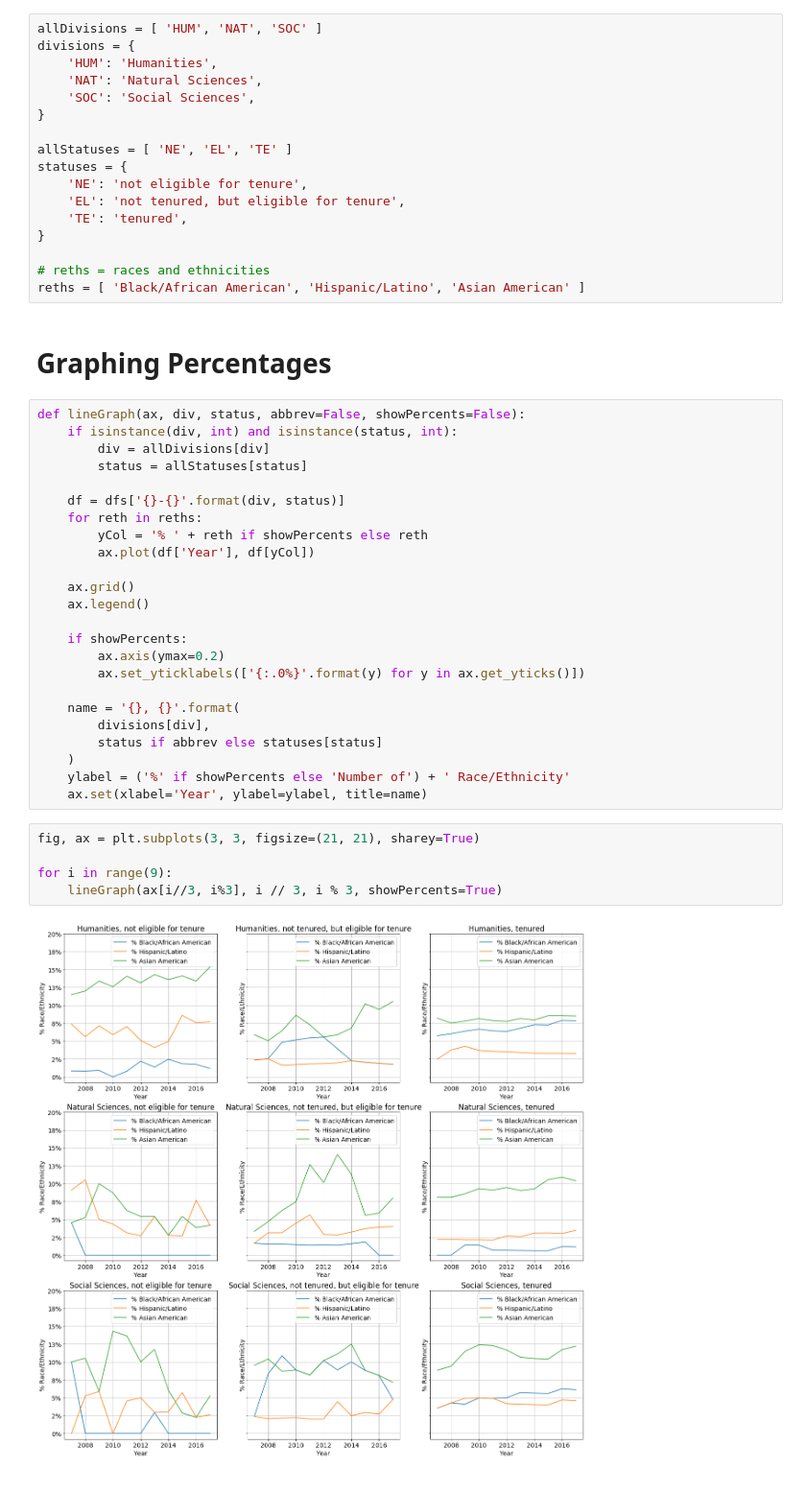
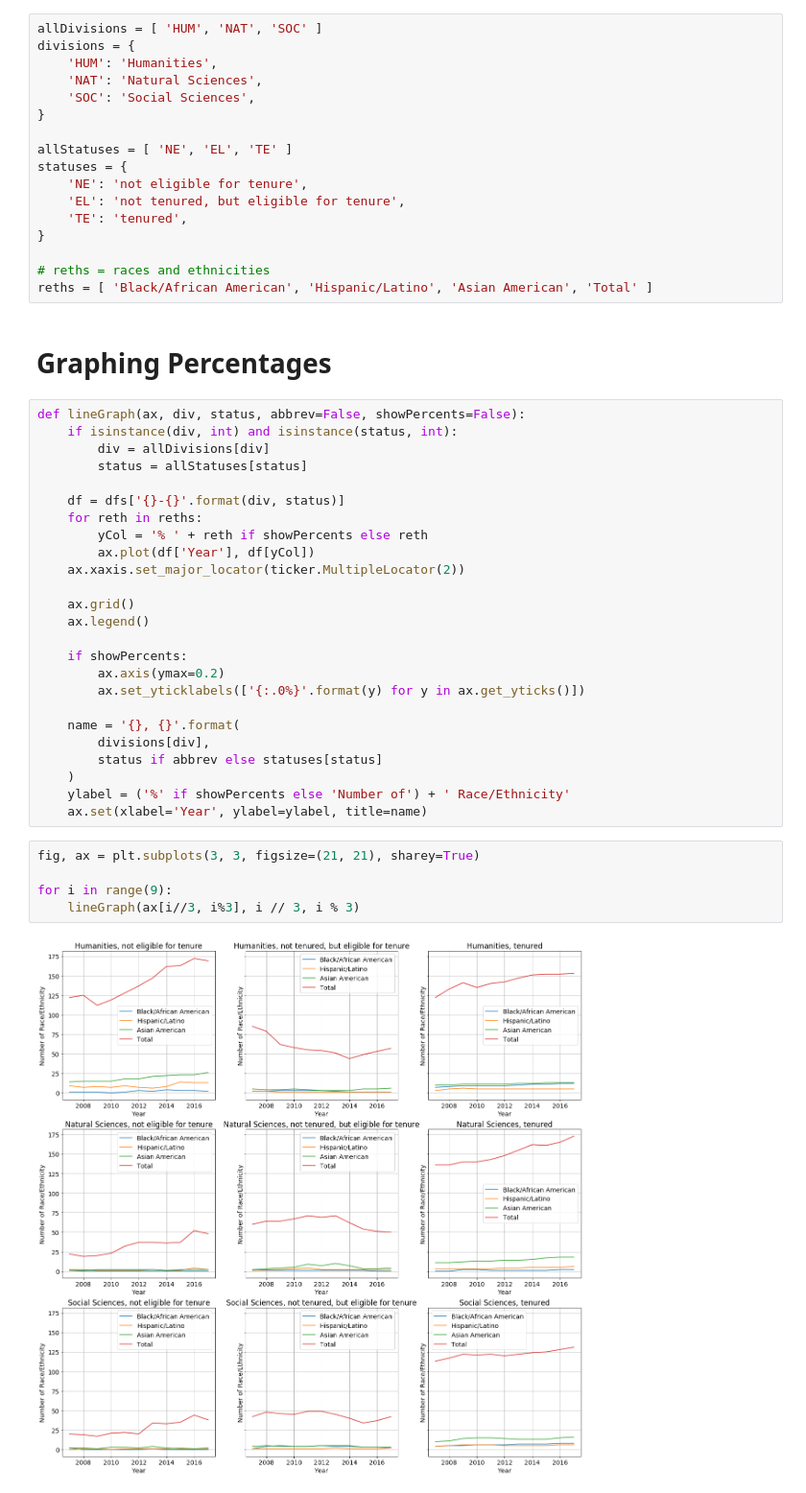
Before and after one commit to jsonkao/youdrawit-tenure, a Jupyter notebook: notebooks/race-ethnicity.ipynb, the cells around one changed output. Shown at 96% size. Drawn from its saved outputs; the diff is of its cells as text.

```diff
--- a/notebooks/race-ethnicity.ipynb
+++ b/notebooks/race-ethnicity.ipynb
@@ -29,7 +30,7 @@ statuses = {
 }
 
 # reths = races and ethnicities
-reths = [ 'Black/African American', 'Hispanic/Latino', 'Asian American' ]
+reths = [ 'Black/African American', 'Hispanic/Latino', 'Asian American', 'Total' ]
 # %% [markdown]
 # Graphing Percentages
 # %%
@@ -42,6 +43,7 @@ def lineGraph(ax, div, status, abbrev=False, showPercents=False):
     for reth in reths:
         yCol = '% ' + reth if showPercents else reth
         ax.plot(df['Year'], df[yCol])
+    ax.xaxis.set_major_locator(ticker.MultipleLocator(2))
 
     ax.grid()
     ax.legend()
@@ -59,7 +61,7 @@ def lineGraph(ax, div, status, abbrev=False, showPercents=False):
 # %%
 fig, ax = plt.subplots(3, 3, figsize=(21, 21), sharey=True)
 
 for i in range(9):
-    lineGraph(ax[i//3, i%3], i // 3, i % 3, showPercents=True)
+    lineGraph(ax[i//3, i%3], i // 3, i % 3)
 # %% [output]
-[figure, old version]
+[figure, new version]
```
Also changed, not shown: parts of 1 cell of this notebook, 4 other files.
